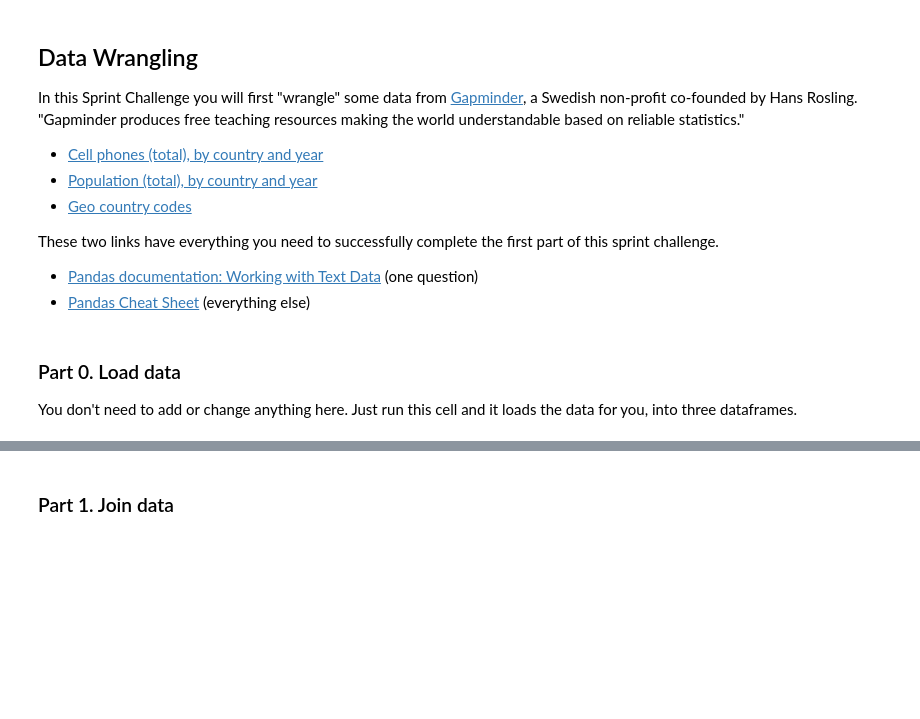
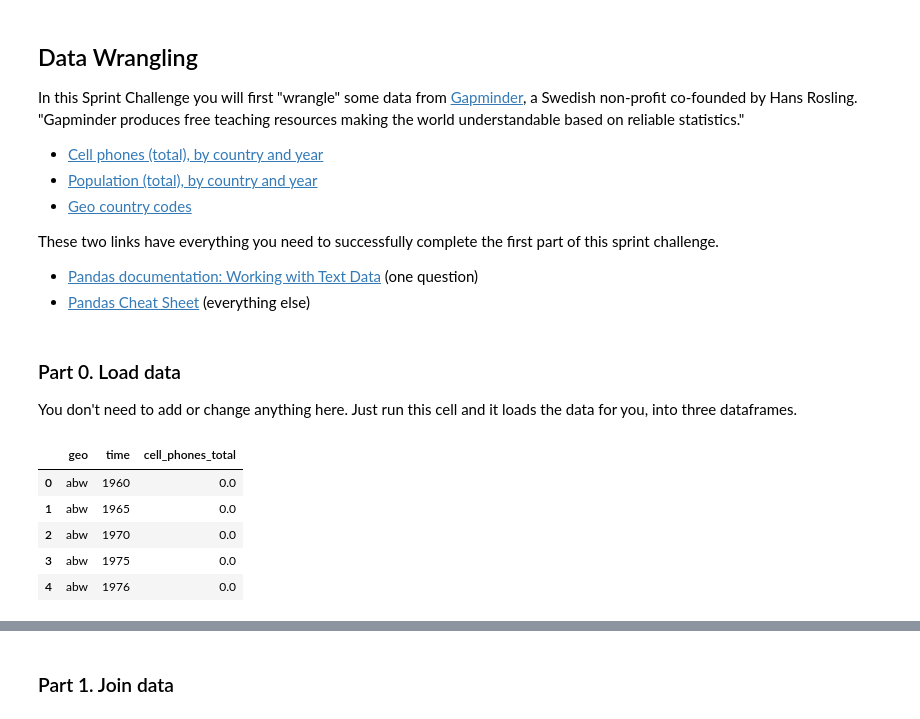
Before and after one commit to AndrewMarksArt/AndrewMarksArt.github.io, a Jupyter notebook: DS_Unit_1_Sprint_Challenge_2_Data_Wrangling_and_Storytelling.ipynb, the cells around one changed output, grey strips where cells are left out. Saved outputs shown, nothing was run; the diff lists cells and outputs as text; code cells hidden in the pictures; blank space fills up the shorter version.

```diff
--- a/DS_Unit_1_Sprint_Challenge_2_Data_Wrangling_and_Storytelling.ipynb
+++ b/DS_Unit_1_Sprint_Challenge_2_Data_Wrangling_and_Storytelling.ipynb
@@ -30,3 +30,12 @@ population = pd.read_csv('https://raw.githubusercontent.com/open-numbers/ddf--ga
 
 geo_country_codes = (pd.read_csv('https://raw.githubusercontent.com/open-numbers/ddf--gapminder--systema_globalis/master/ddf--entities--geo--country.csv')
                        .rename(columns={'country': 'geo', 'name': 'country'}))
+# %%
+cell_phones.head() # explore cell_phones df
+# %% [output]
+|  | geo | time | cell_phones_total |
+| 0 | abw | 1960 | 0.0 |
+| 1 | abw | 1965 | 0.0 |
+| 2 | abw | 1970 | 0.0 |
+| 3 | abw | 1975 | 0.0 |
+| 4 | abw | 1976 | 0.0 |
```
Also changed, not shown: parts of 11 cells of this notebook.
